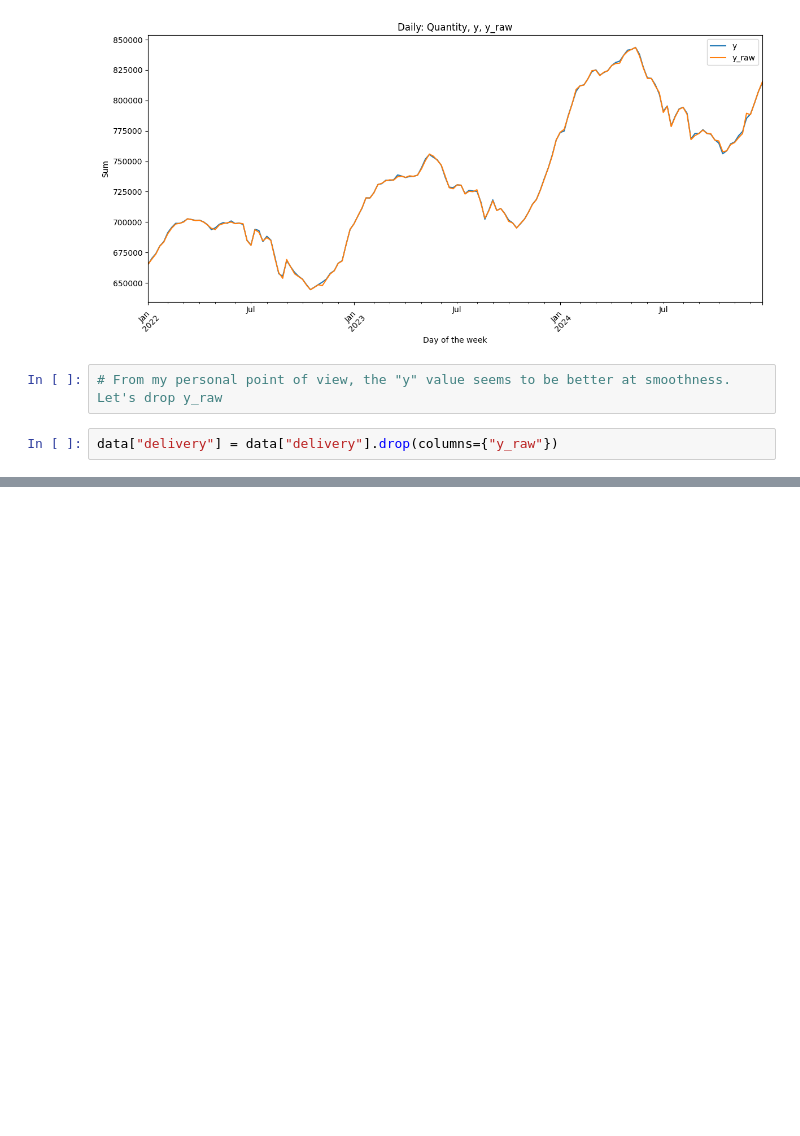
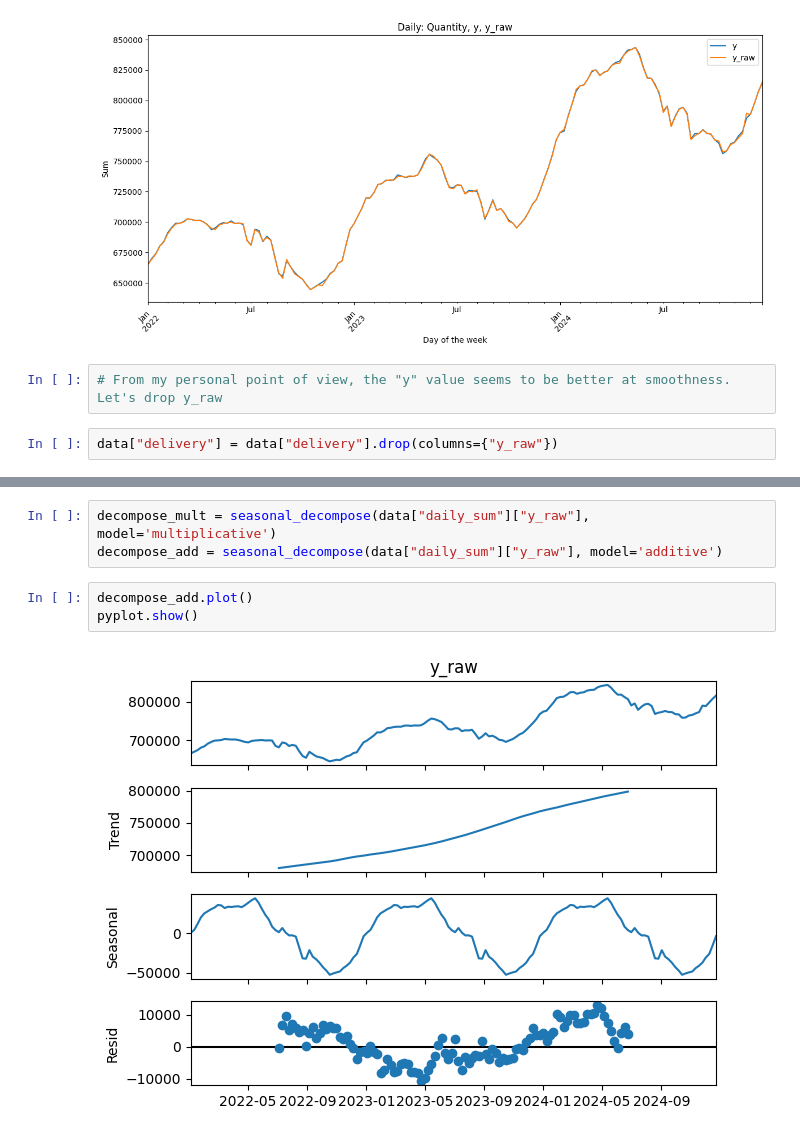
Before and after one commit to sailor-elite/Milk_delivery_prediction, a Jupyter notebook: Time_Series_analysis.ipynb, the cells around one changed output, grey strips where cells are left out. Drawn from its saved outputs; the diff is of its cells as text; blank space fills up the shorter version.

```diff
--- a/Time_Series_analysis.ipynb
+++ b/Time_Series_analysis.ipynb
@@ -141,0 +176,8 @@ data["delivery"] = data["delivery"].drop(columns={"y_raw"})
+# %%
+decompose_mult = seasonal_decompose(data["daily_sum"]["y_raw"], model='multiplicative')
+decompose_add = seasonal_decompose(data["daily_sum"]["y_raw"], model='additive')
+# %%
+decompose_add.plot()
+pyplot.show()
+# %% [output]
+[figure, added]
```
Also changed, not shown: parts of 29 cells of this notebook.
